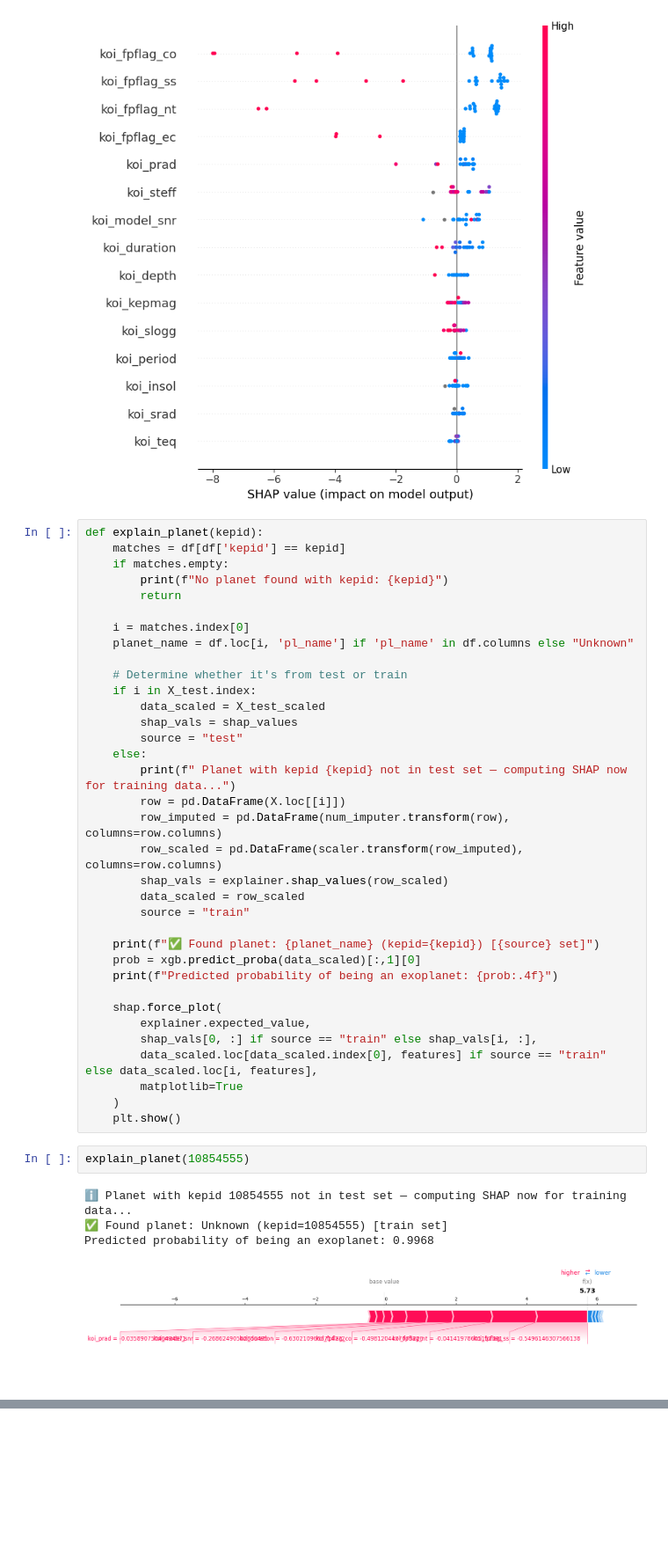
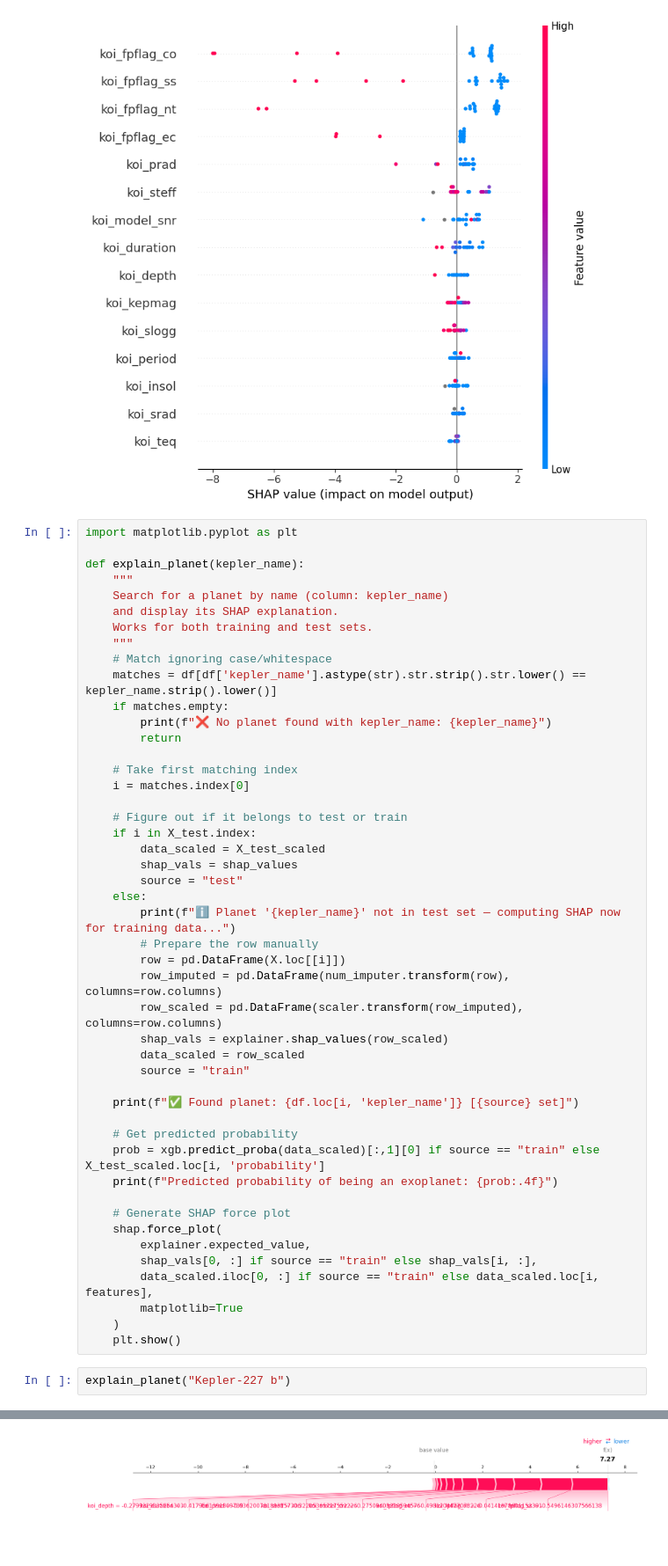
Before and after one commit to nipunnirman/Astro-Data-Analysis-, a Jupyter notebook: newPlanet.ipynb, the cells around one changed output, grey strips where cells are left out. Shown at 88% size. Cells and saved outputs as stored; diff of their text form; blank space fills up the shorter version.

Commit message:
search as name. and get top postive and negative features

```diff
--- a/newPlanet.ipynb
+++ b/newPlanet.ipynb
@@ -156,22 +156,31 @@ shap.summary_plot(shap_values[selected], X_test.iloc[selected])
 # %% [output]
 [figure]
 # %%
-def explain_planet(kepid):
-    matches = df[df['kepid'] == kepid]
+import matplotlib.pyplot as plt
+
+def explain_planet(kepler_name):
+    """
+    Search for a planet by name (column: kepler_name)
+    and display its SHAP explanation.
+    Works for both training and test sets.
+    """
+    # Match ignoring case/whitespace
+    matches = df[df['kepler_name'].astype(str).str.strip().str.lower() == kepler_name.strip().lower()]
     if matches.empty:
-        print(f"No planet found with kepid: {kepid}")
+        print(f"❌ No planet found with kepler_name: {kepler_name}")
         return
 
+    # Take first matching index
     i = matches.index[0]
-    planet_name = df.loc[i, 'pl_name'] if 'pl_name' in df.columns else "Unknown"
 
-    # Determine whether it's from test or train
+    # Figure out if it belongs to test or train
     if i in X_test.index:
         data_scaled = X_test_scaled
         shap_vals = shap_values
         source = "test"
     else:
-        print(f" Planet with kepid {kepid} not in test set — computing SHAP now for training data...")
+        print(f"ℹ️ Planet '{kepler_name}' not in test set — computing SHAP now for training data...")
+        # Prepare the row manually
         row = pd.DataFrame(X.loc[[i]])
         row_imputed = pd.DataFrame(num_imputer.transform(row), columns=row.columns)
         row_scaled = pd.DataFrame(scaler.transform(row_imputed), columns=row.columns)
@@ -179,21 +188,20 @@ def explain_planet(kepid):
         data_scaled = row_scaled
         source = "train"
 
-    print(f"✅ Found planet: {planet_name} (kepid={kepid}) [{source} set]")
-    prob = xgb.predict_proba(data_scaled)[:,1][0]
+    print(f"✅ Found planet: {df.loc[i, 'kepler_name']} [{source} set]")
+
+    # Get predicted probability
+    prob = xgb.predict_proba(data_scaled)[:,1][0] if source == "train" else X_test_scaled.loc[i, 'probability']
     print(f"Predicted probability of being an exoplanet: {prob:.4f}")
 
+    # Generate SHAP force plot
     shap.force_plot(
         explainer.expected_value,
         shap_vals[0, :] if source == "train" else shap_vals[i, :],
-        data_scaled.loc[data_scaled.index[0], features] if source == "train" else data_scaled.loc[i, features],
+        data_scaled.iloc[0, :] if source == "train" else data_scaled.loc[i, features],
         matplotlib=True
     )
     plt.show()
-# %%
-explain_planet(10854555)
-# %% [output]
-ℹ️ Planet with kepid 10854555 not in test set — computing SHAP now for training data...
-✅ Found planet: Unknown (kepid=10854555) [train set]
-Predicted probability of being an exoplanet: 0.9968
-[figure, removed]
+# %%
+explain_planet("Kepler-227 b")
+# %% [output]
@@ -199,0 +211 @@ Predicted probability of being an exoplanet: 0.9968
+[figure, added]
```
Also changed, not shown: parts of 1 cell of this notebook.
